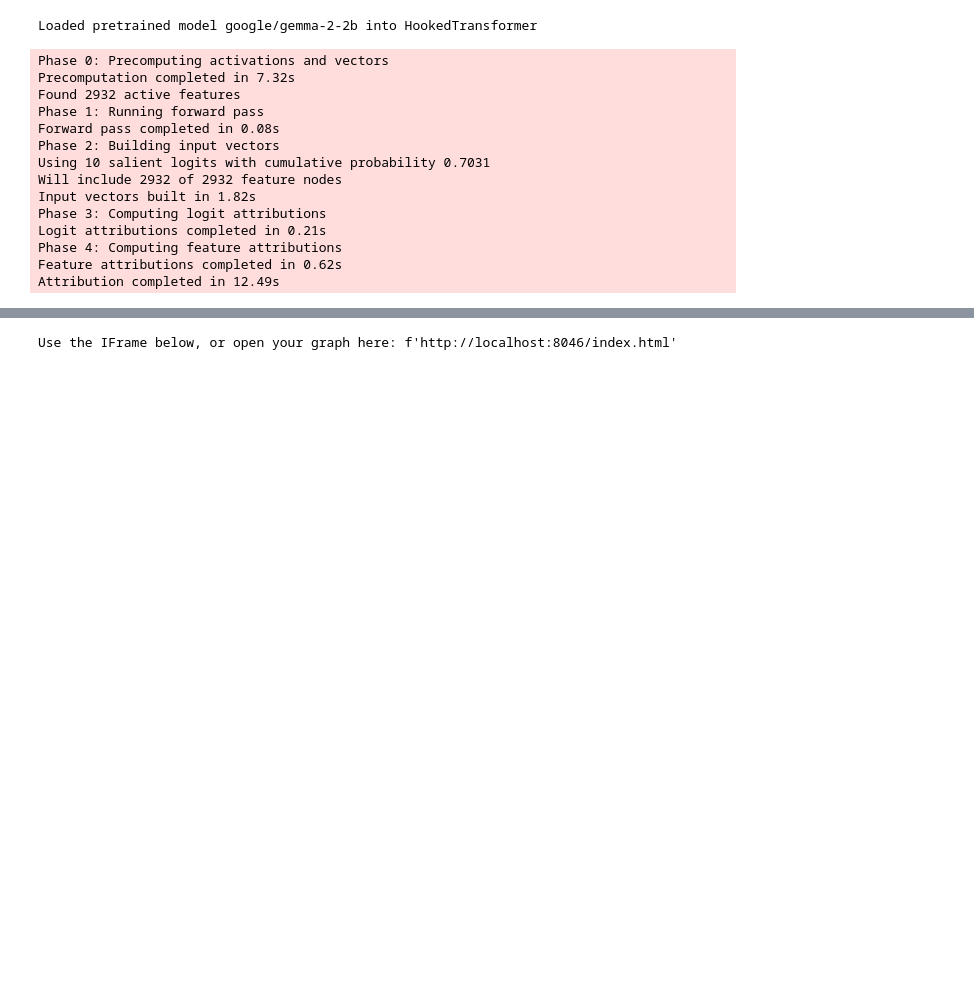
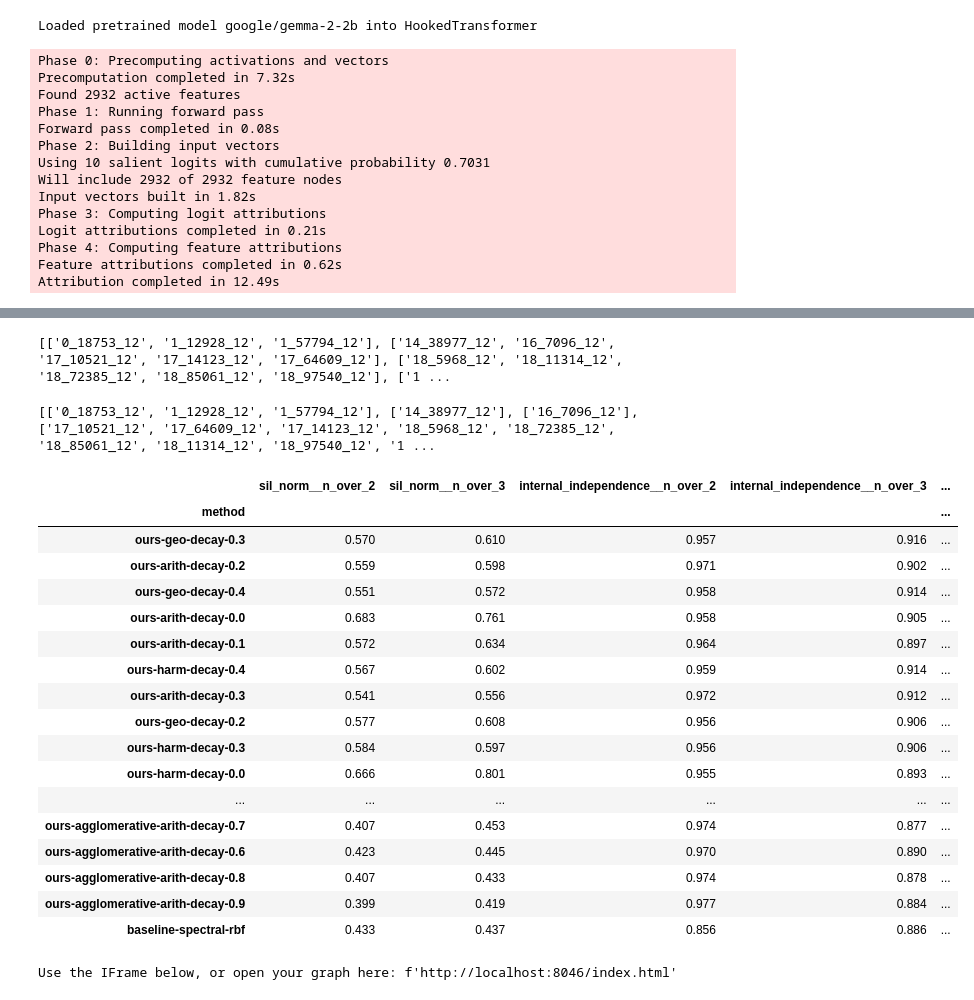
Before and after one commit to IamKrill1n/circuit_tracer_mod, a Jupyter notebook: cluster.ipynb, the cells around one changed output, grey strips where cells are left out. Cells and saved outputs as stored; diff of their text form; code cells hidden in the pictures; blank space fills up the shorter version.

```diff
--- a/cluster.ipynb
+++ b/cluster.ipynb
@@ -111,3 +70,64 @@ PruneGraph(nodes=[Node(node_id='E_2_0', node_idx=0, feature=0, layer='E', ctx_id
+# %%
+from summarization.cluster import cluster_graph_spectral, cluster_graph_agglomerative, cluster_graph_with_labels
+clusters = cluster_graph_spectral(pg, target_k=7, max_layer_span=None, max_sn=None, mean_method="arith", normalize_weights=False, decay_rate=1.0, enforce_dag=False, random_state=42, n_init=20)
+
+print(clusters)
+# %% [output]
+[['0_18753_12', '1_12928_12', '1_57794_12'], ['14_38977_12', '16_7096_12', '17_10521_12', '17_14123_12', '17_64609_12'], ['18_5968_12', '18_11314_12', '18_72385_12', '18_85061_12', '18_97540_12'], ['1 ...
+# %%
+clusters = cluster_graph_agglomerative(pg, target_k=7, max_layer_span=20, max_sn=None, mean_method="arith", normalize_weights=False, decay_rate=1.0)
+
+print(clusters)
+# %% [output]
+[['0_18753_12', '1_12928_12', '1_57794_12'], ['14_38977_12'], ['16_7096_12'], ['17_10521_12', '17_64609_12', '17_14123_12', '18_5968_12', '18_72385_12', '18_85061_12', '18_11314_12', '18_97540_12', '1 ...
+# %%
+import pandas as pd
+
+pd.set_option('display.max_rows', None)
+df_cluster = pd.read_csv("eval_outputs/clustering/summary.csv")
+df_cluster = df_cluster[df_cluster['k_selection'] != 'louvain_natural']
+
+metrics = ['sil_norm', 'internal_independence', 'cv_cluster_sizes', 'opposing_sign_frac']
+higher_is_better = {'sil_norm', 'internal_independence'}
+
+table = (
+    df_cluster
+    .groupby(['method', 'k_selection'])[metrics]
+    .mean()
+    .unstack('k_selection')
+)
+
+# Flatten column names
+table.columns = [f"{m}__{k}" for m, k in table.columns]
+
+# Rank each metric (1 = best) per k_selection
+ranked = pd.DataFrame(index=table.index)
+for col in table.columns:
+    metric = col.split("__")[0]
+    ascending = metric not in higher_is_better
+    ranked[col] = table[col].rank(ascending=ascending)
+
+table['mean_rank'] = ranked.mean(axis=1)
+table.sort_values('mean_rank').round(3)
+# %% [output]
+|  | sil_norm__n_over_2 | sil_norm__n_over_3 | internal_independence__n_over_2 | internal_independence__n_over_3 | ... |
+| method |  |  |  |  | ... |
+| ours-geo-decay-0.3 | 0.570 | 0.610 | 0.957 | 0.916 | ... |
+| ours-arith-decay-0.2 | 0.559 | 0.598 | 0.971 | 0.902 | ... |
+| ours-geo-decay-0.4 | 0.551 | 0.572 | 0.958 | 0.914 | ... |
+| ours-arith-decay-0.0 | 0.683 | 0.761 | 0.958 | 0.905 | ... |
+| ours-arith-decay-0.1 | 0.572 | 0.634 | 0.964 | 0.897 | ... |
+| ours-harm-decay-0.4 | 0.567 | 0.602 | 0.959 | 0.914 | ... |
+| ours-arith-decay-0.3 | 0.541 | 0.556 | 0.972 | 0.912 | ... |
+| ours-geo-decay-0.2 | 0.577 | 0.608 | 0.956 | 0.906 | ... |
+| ours-harm-decay-0.3 | 0.584 | 0.597 | 0.956 | 0.906 | ... |
+| ours-harm-decay-0.0 | 0.666 | 0.801 | 0.955 | 0.893 | ... |
+| ... | ... | ... | ... | ... | ... |
+| ours-agglomerative-arith-decay-0.7 | 0.407 | 0.453 | 0.974 | 0.877 | ... |
+| ours-agglomerative-arith-decay-0.6 | 0.423 | 0.445 | 0.970 | 0.890 | ... |
+| ours-agglomerative-arith-decay-0.8 | 0.407 | 0.433 | 0.974 | 0.878 | ... |
+| ours-agglomerative-arith-decay-0.9 | 0.399 | 0.419 | 0.977 | 0.884 | ... |
+| baseline-spectral-rbf | 0.433 | 0.437 | 0.856 | 0.886 | ... |
 # %%
 from circuit_tracer.utils.create_graph_files import create_graph_files_from_prune_graph
 
```
Also changed, not shown: parts of 4 cells of this notebook, 40 other files.
